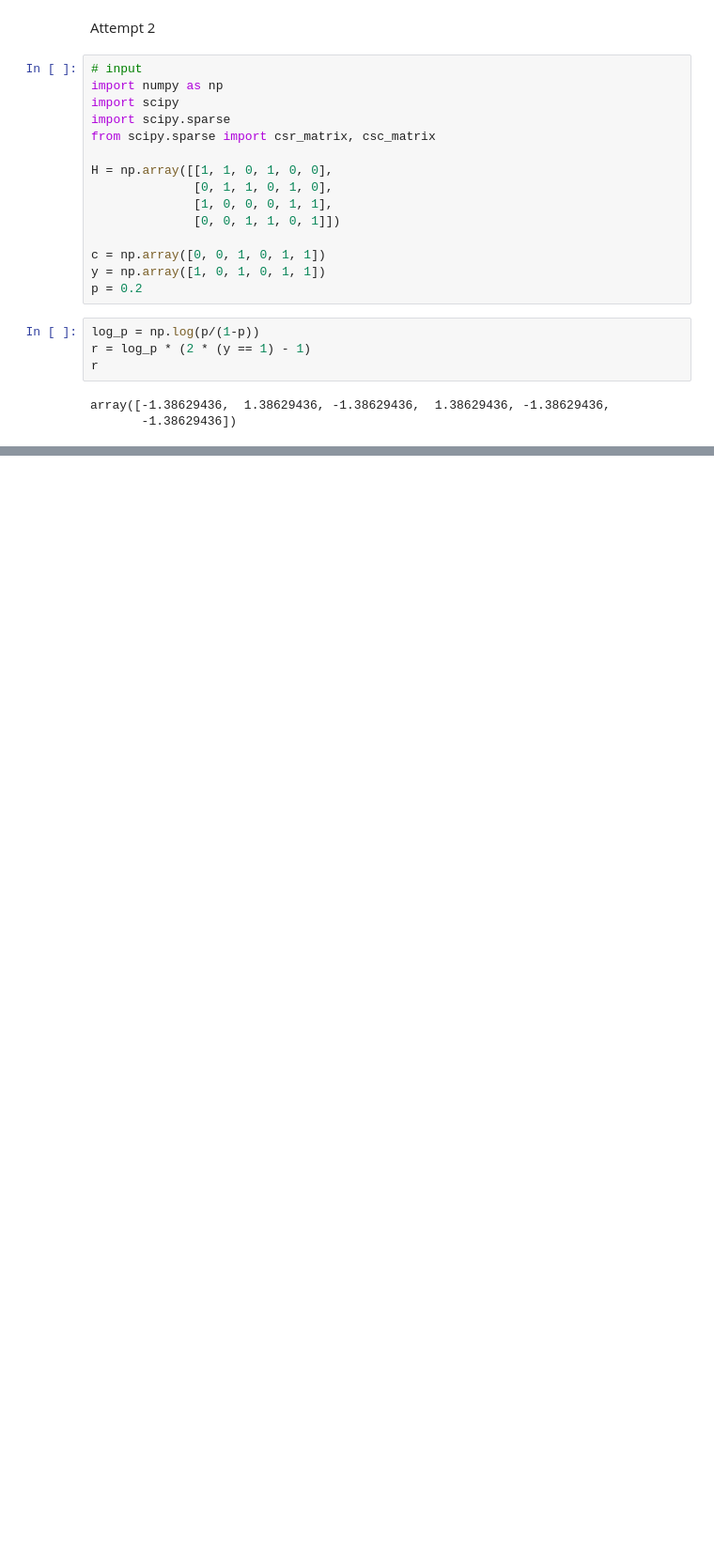
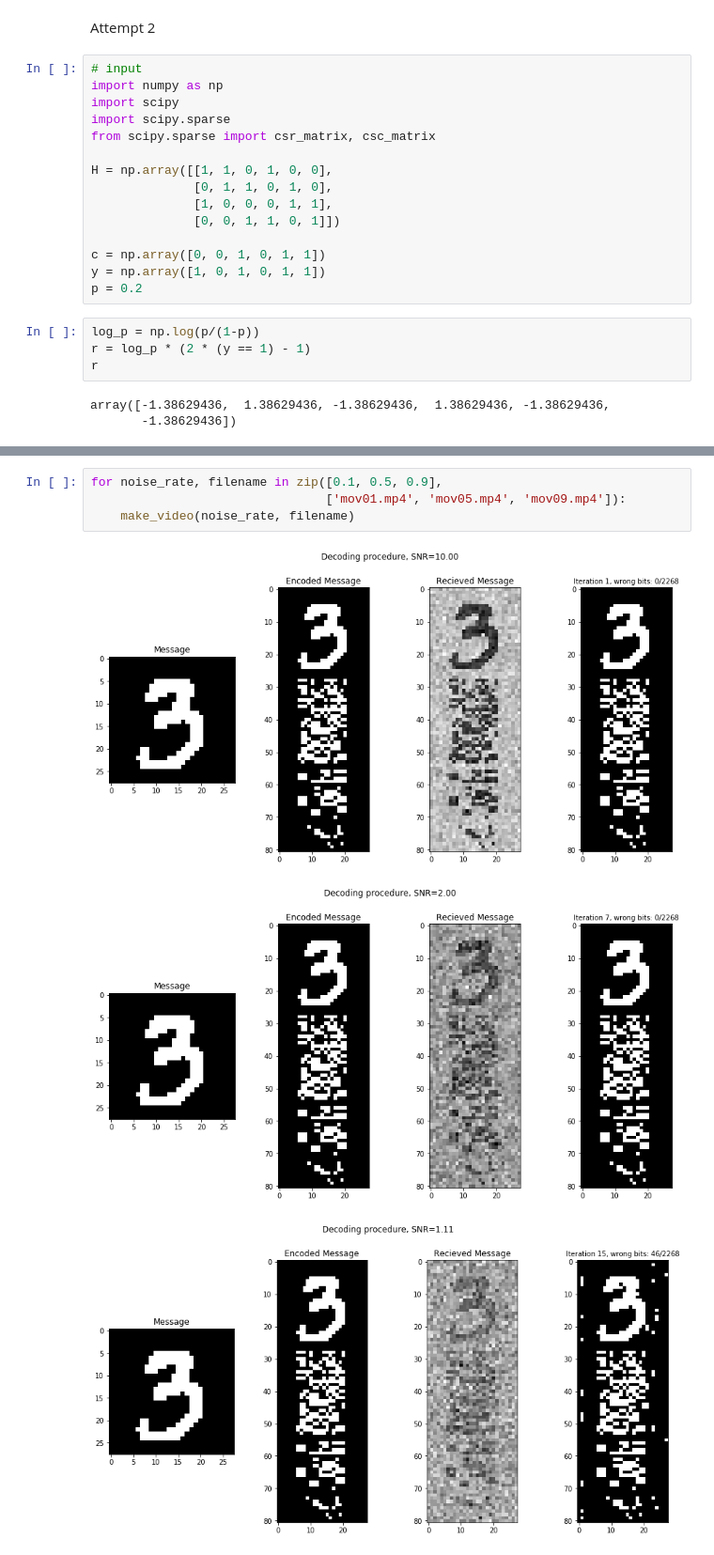
Before and after one commit to dashafok/LDPC, a Jupyter notebook: experiments.ipynb, the cells around one changed output, grey strips where cells are left out. Shown at 94% size. Drawn from its saved outputs; the diff is of its cells as text; blank space fills up the shorter version.

```diff
--- a/experiments.ipynb
+++ b/experiments.ipynb
@@ -144,0 +334,8 @@ array([0, 0, 1, 0, 1, 1])
+# %%
+for noise_rate, filename in zip([0.1, 0.5, 0.9],
+                                ['mov01.mp4', 'mov05.mp4', 'mov09.mp4']):
+    make_video(noise_rate, filename)
+# %% [output]
+[figure, added]
+[figure, added]
+[figure, added]
```
Also changed, not shown: parts of 29 cells of this notebook.
